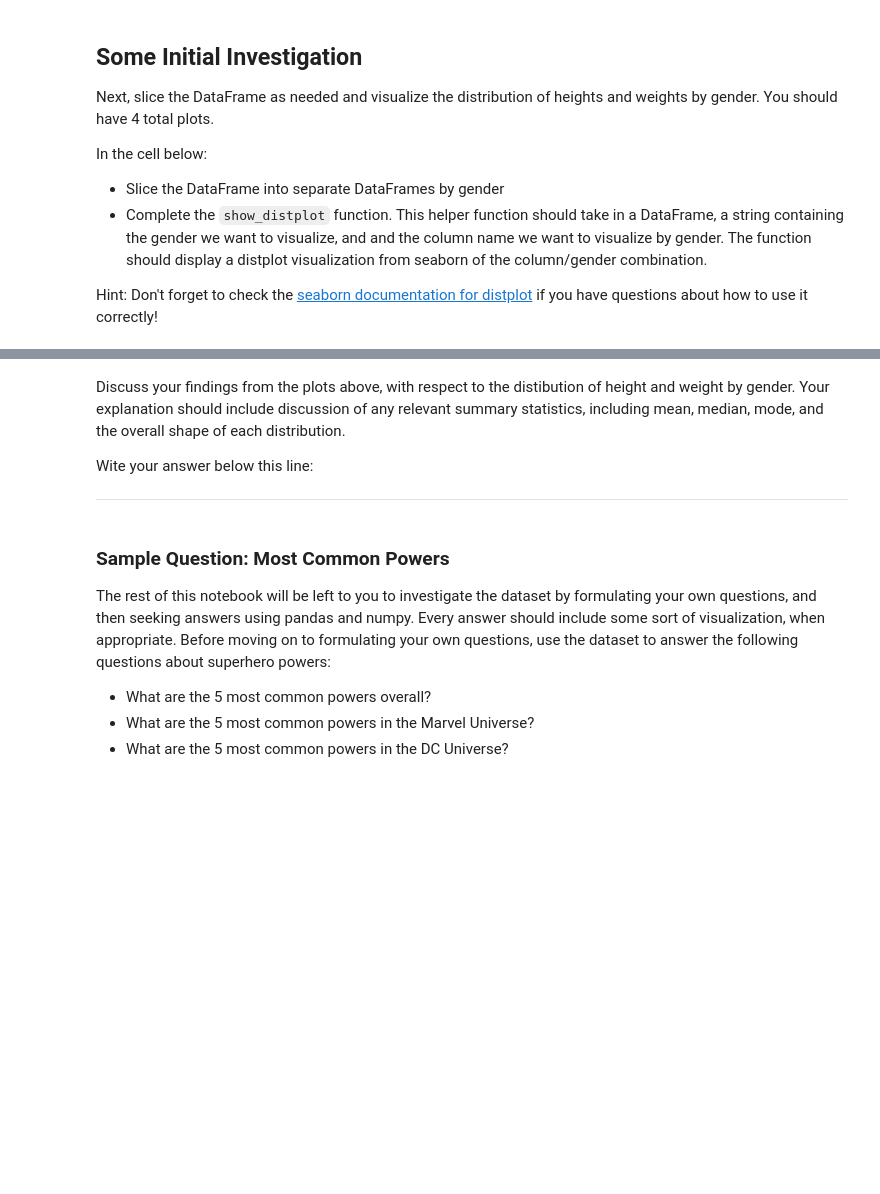
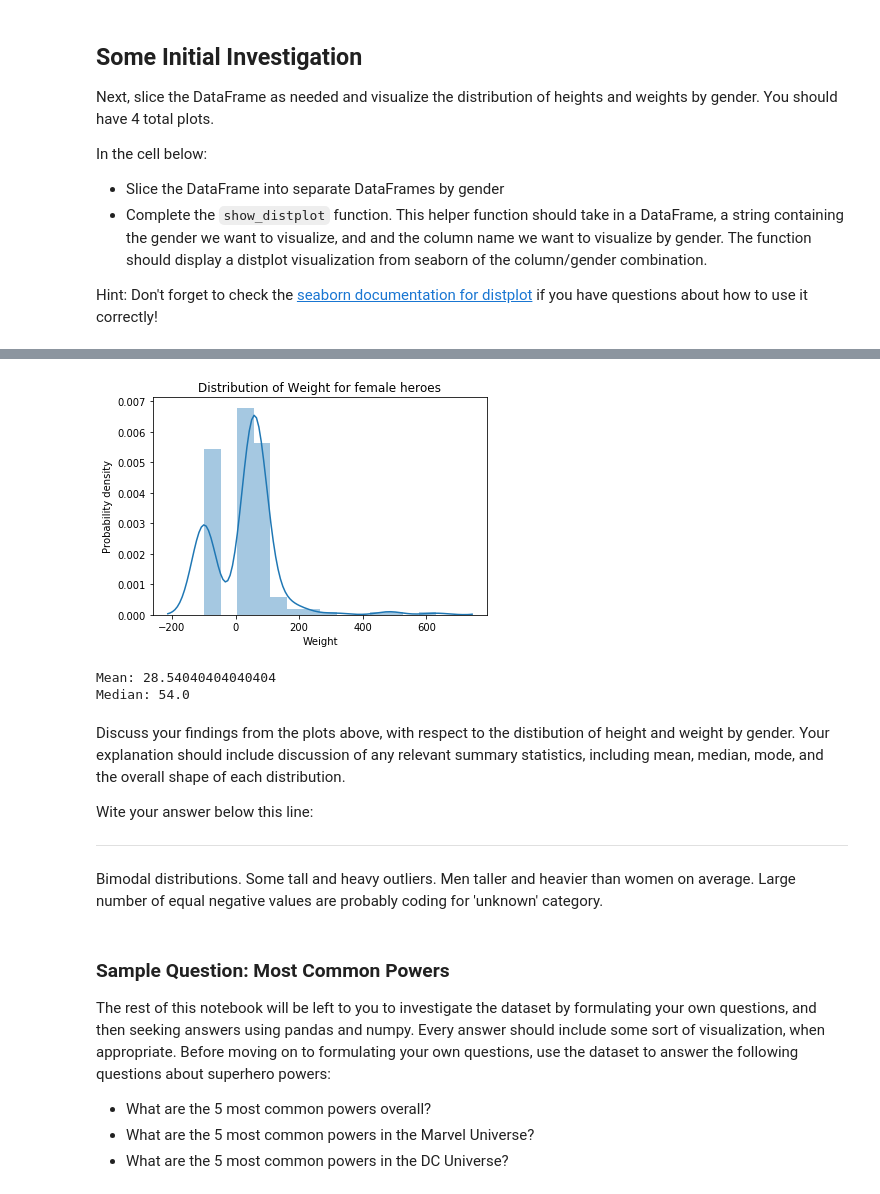
Before and after one commit to L-Lewis/dsc-1-04-13-project-data-cleaning-online-ds-ft-011419, a Jupyter notebook: index.ipynb, the cells around one changed output, grey strips where cells are left out. Cells and saved outputs as stored; diff of their text form; code cells hidden in the pictures; blank space fills up the shorter version.

```diff
--- a/index.ipynb
+++ b/index.ipynb
@@ -319,8 +355,19 @@ def show_distplot(dataframe, gender, column_name):
+# %%
+# Female Weight
+show_distplot(female_heroes_df, 'female', 'Weight')
+print(f'Mean: {np.mean(female_heroes_df.Weight)}')
+print(f'Median: {np.median(female_heroes_df.Weight)}')
+# %% [output]
+[figure, added]
+Mean: 28.54040404040404
+Median: 54.0
 # %% [markdown]
 Discuss your findings from the plots above, with respect to the distibution of height and weight by gender.  Your explanation should include discussion of any relevant summary statistics, including mean, median, mode, and the overall shape of each distribution.
 
 Wite your answer below this line:
 ____________________________________________________________________________________________________________________________
+# %% [markdown]
+Bimodal distributions. Some tall and heavy outliers. Men taller and heavier than women on average. Large number of equal negative values are probably coding for 'unknown' category.
 # %% [markdown]
 ### Sample Question: Most Common Powers
 
```
Also changed, not shown: parts of 20 cells of this notebook.
